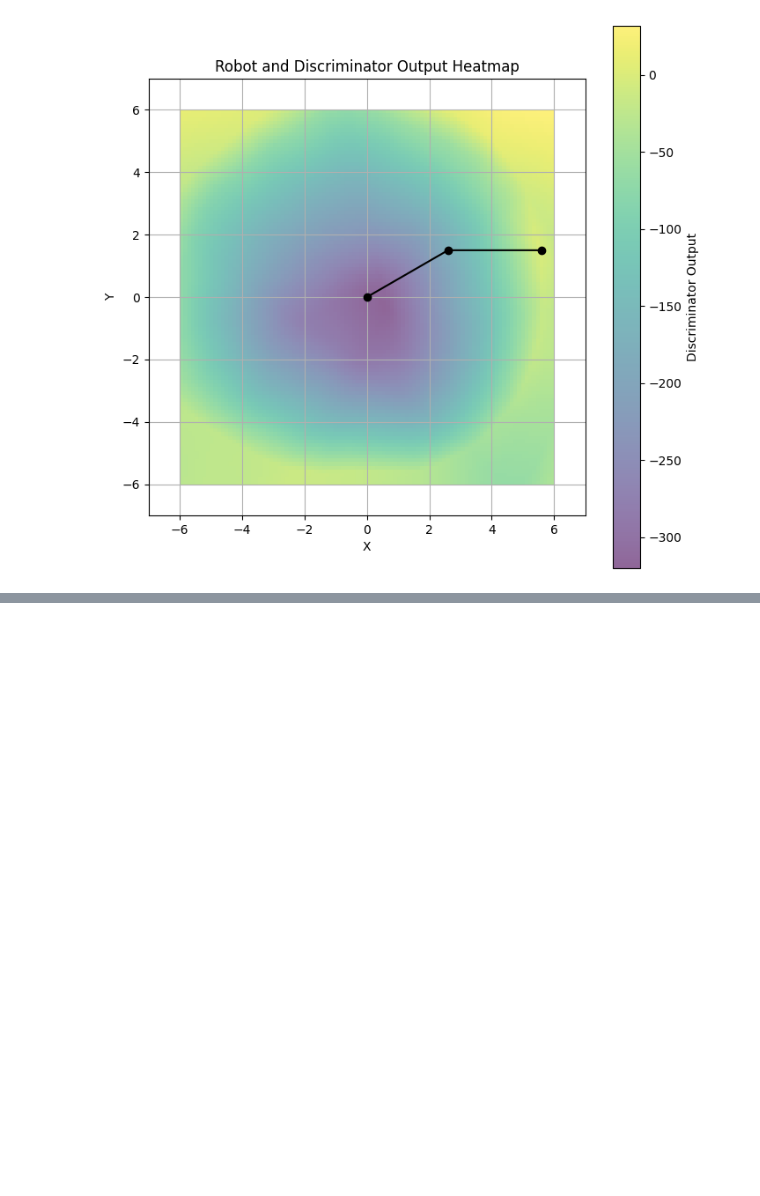
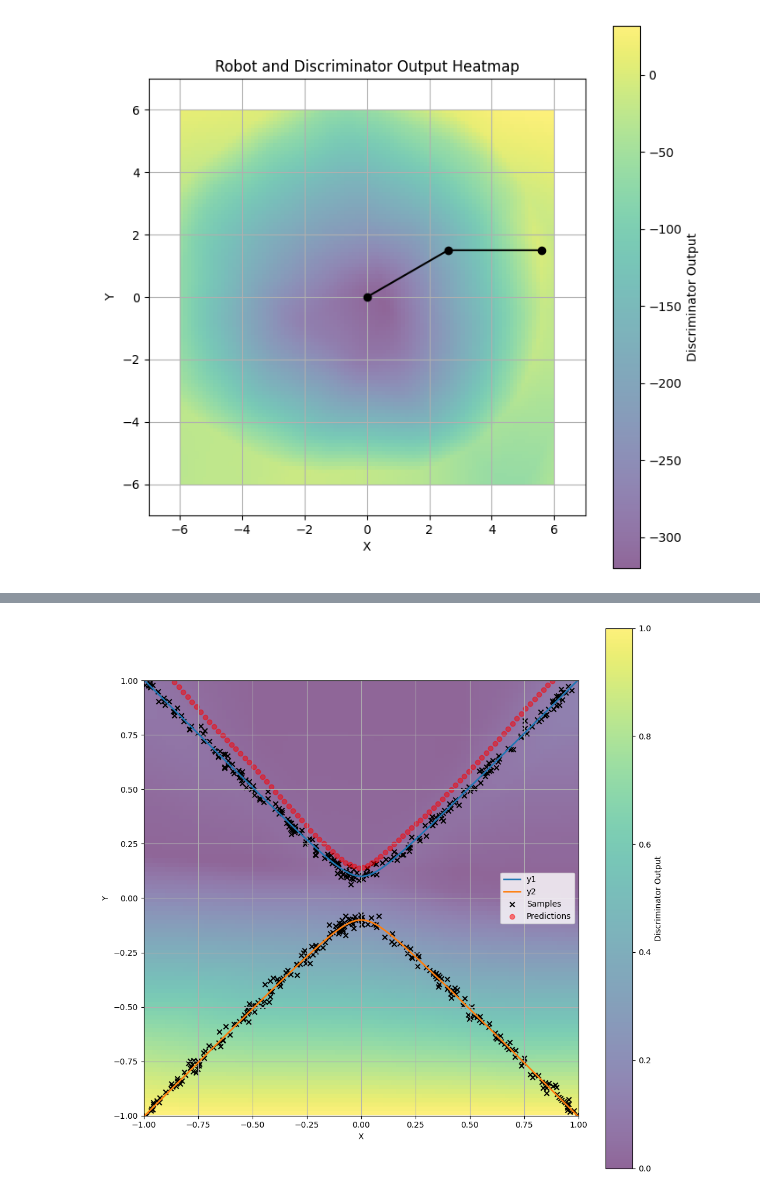
Before and after one commit to zipping-suger/MultiModLearn, a Jupyter notebook: note.ipynb, the cells around one changed output, grey strips where cells are left out. Drawn from its saved outputs; the diff is of its cells as text; code cells hidden in the pictures; blank space fills up the shorter version.

```diff
--- a/note.ipynb
+++ b/note.ipynb
@@ -102,0 +473,53 @@ plot_robot_and_heatmap(robot, discriminator, conjugate_angles)
+# %%
+# Visualize the discriminator output heatmap
+# Generate grid points within the range of x values
+x_range = np.linspace(-1, 1, 100)
+y_range = np.linspace(-1, 1, 100)
+grid_x, grid_y = np.meshgrid(x_range, y_range)
+grid_points = np.stack([grid_x.ravel(), grid_y.ravel()], axis=1)
+
+# Compute discriminator output for each grid point
+discriminator_outputs = []
+for point in grid_points:
+    x_plot = torch.tensor([point[0]], dtype=torch.float32).unsqueeze(0)
+    y_plot = torch.tensor([point[1]], dtype=torch.float32).unsqueeze(0)
+    output = discriminator(y_plot, x_plot).detach()
+    # output = torch.sigmoid(discriminator(y_plot, x_plot)).detach()
+    discriminator_outputs.append(output.item())
+
+# Reshape the outputs to match the grid
+discriminator_outputs = np.array(discriminator_outputs).reshape(100, 100)
+# Normalize every column of the heatmap
+discriminator_outputs = (discriminator_outputs - discriminator_outputs.min(axis=0)) / (discriminator_outputs.max(axis=0) - discriminator_outputs.min(axis=0))
+
+
+# Plot the heatmap and the function, samples, and predictions in the same figure
+fig, ax = plt.subplots(figsize=(12, 12))
+
+# Plot the heatmap
+heatmap = ax.imshow(discriminator_outputs, extent=(-1, 1, -1, 1), origin='lower', cmap='viridis', alpha=0.6)
+plt.colorbar(heatmap, ax=ax, label='Discriminator Output')
+
+# Plot the function
+x_vals = np.linspace(-1, 1, 100)
+y_vals = [y_multi(x_i) for x_i in x_vals]
+y_vals_transposed = list(zip(*y_vals))
+
+for i, y_val in enumerate(y_vals_transposed):
+    ax.plot(x_vals, y_val, label=f'y{i+1}', linewidth=2)
+
+# Plot the samples and predictions
+ax.scatter(x, y, marker='x', color='black', label='Samples')
+ax.scatter(query_points, predictions, marker='o', color='red', label='Predictions', alpha=0.5)
+
+# Set limits to cut the plot within -1, 1
+ax.set_xlim(-1, 1)
+ax.set_ylim(-1, 1)
+
+ax.set_xlabel('X')
+ax.set_ylabel('Y')
+ax.grid()
+ax.legend()
+plt.show()
+# %% [output]
+[figure, added]
```
Also changed, not shown: parts of 13 cells of this notebook, 2 other files.
